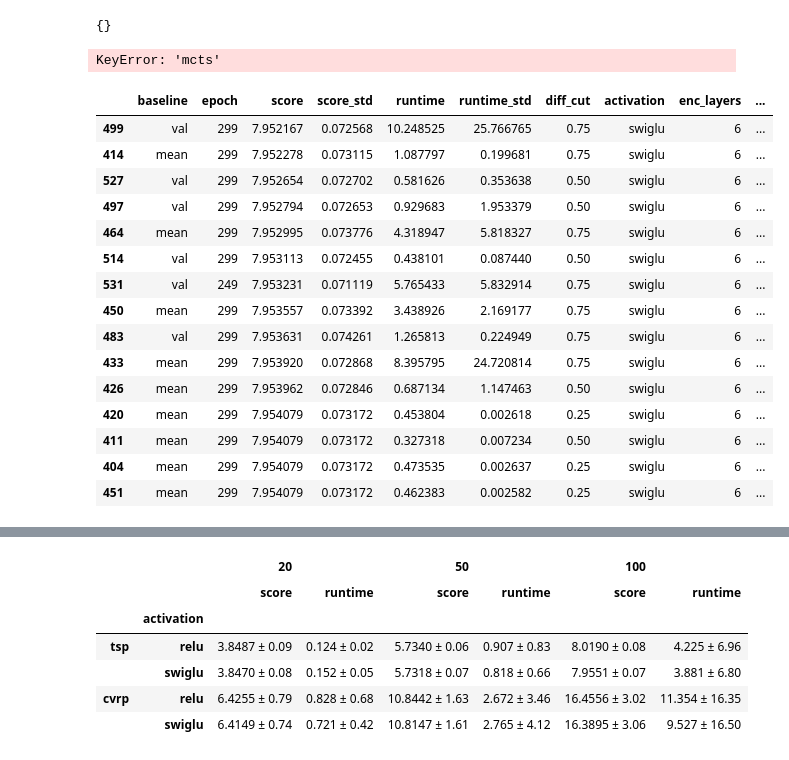
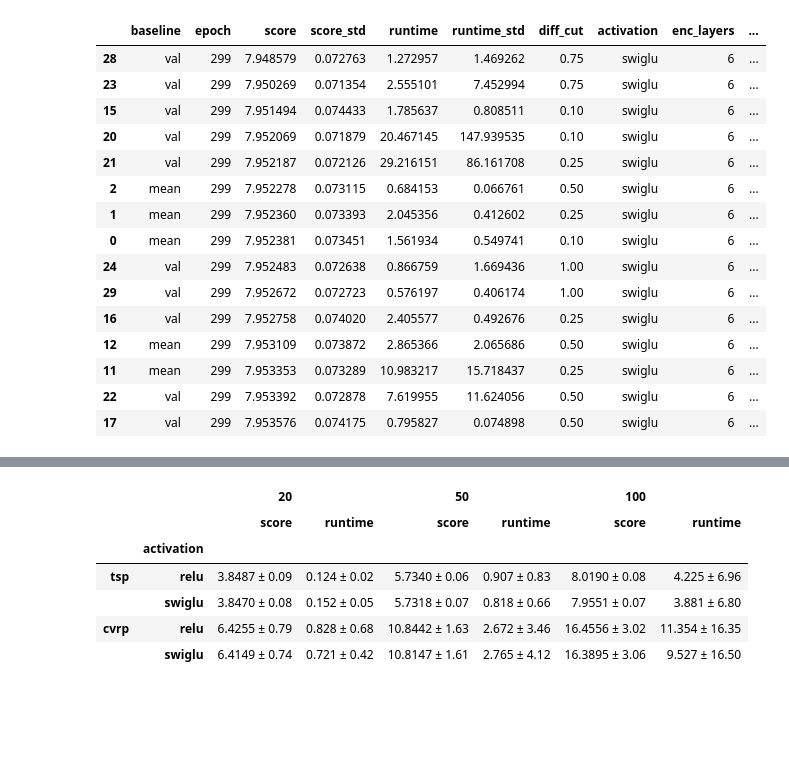
Before and after one commit to glistering96/AlphaRouter, a Jupyter notebook: notebooks/result_plot.ipynb, the cells around one changed output, grey strips where cells are left out. Cells and saved outputs as stored; diff of their text form; code cells hidden in the pictures; blank space fills up the shorter version.

```diff
--- a/notebooks/result_plot.ipynb
+++ b/notebooks/result_plot.ipynb
@@ -22,7 +22,7 @@ RESULT_DIR = "../result_summary_5678"
 def parse_file_nm(file_nm):
     mcts_info = None
 
-    components = file_nm.split("/")
+    components = file_nm.split("\\")
 
     if "debug" in components:
         components.remove("debug")
@@ -54,7 +54,7 @@ for file in glob.glob(f"{RESULT_DIR}/**/*.json", recursive=True):
                 avg_result = True
                 break
 
-    if not avg_result or (len(result) != 1002 or len(result) != 102):
+    if not avg_result and len(result) != 102:
         print(len(result))
         print(file)
 
@@ -84,6 +66,8 @@ all_result = {}
 
 for file in glob.glob(f"{RESULT_DIR}/**/all_result_avg.json", recursive=True):
     data = load_json(file)
+    if "cross_test_result" in file or 'diff' in file:
+        continue
     # print(file)
     method, prob_type, num_probs, model_info, baseline_info, mcts_info, diff_cut = parse_file_nm(file)
 
@@ -193,7 +177,3 @@ def get_parital_result(method, prob_type, num_prob):
 
 
     return df
-# %%
-all_result
-# %% [output]
-{}
@@ -203,31 +231,27 @@ all_result
 # for _baseline in ['mean', 'val']:
 #     for _activation in ['relu', 'swiglu']:
 #         plot_bar_result(tsp_20, _baseline, _activation, 'tsp', 20, hue='cpuct')
-# %%
-get_parital_result('mcts', 'tsp', 100)
-# %% [output]
-KeyError: 'mcts'
 # %%
 tsp_100 = pd.concat([get_parital_result('am', 'tsp', 100), get_parital_result('mcts', 'tsp', 100)])
-tsp_100.to_csv("../result_csv/tsp_100.csv")
+# tsp_100.to_csv("../result_csv/tsp_100.csv")
 tsp_100.sort_values(by=['score']).head(15)
 # %% [output]
 |  | baseline | epoch | score | score_std | runtime | runtime_std | diff_cut | activation | enc_layers | ... |
-| 499 | val | 299 | 7.952167 | 0.072568 | 10.248525 | 25.766765 | 0.75 | swiglu | 6 | ... |
-| 414 | mean | 299 | 7.952278 | 0.073115 | 1.087797 | 0.199681 | 0.75 | swiglu | 6 | ... |
-| 527 | val | 299 | 7.952654 | 0.072702 | 0.581626 | 0.353638 | 0.50 | swiglu | 6 | ... |
-| 497 | val | 299 | 7.952794 | 0.072653 | 0.929683 | 1.953379 | 0.50 | swiglu | 6 | ... |
-| 464 | mean | 299 | 7.952995 | 0.073776 | 4.318947 | 5.818327 | 0.75 | swiglu | 6 | ... |
-| 514 | val | 299 | 7.953113 | 0.072455 | 0.438101 | 0.087440 | 0.50 | swiglu | 6 | ... |
-| 531 | val | 249 | 7.953231 | 0.071119 | 5.765433 | 5.832914 | 0.75 | swiglu | 6 | ... |
-| 450 | mean | 299 | 7.953557 | 0.073392 | 3.438926 | 2.169177 | 0.75 | swiglu | 6 | ... |
-| 483 | val | 299 | 7.953631 | 0.074261 | 1.265813 | 0.224949 | 0.75 | swiglu | 6 | ... |
-| 433 | mean | 299 | 7.953920 | 0.072868 | 8.395795 | 24.720814 | 0.75 | swiglu | 6 | ... |
-| 426 | mean | 299 | 7.953962 | 0.072846 | 0.687134 | 1.147463 | 0.50 | swiglu | 6 | ... |
-| 420 | mean | 299 | 7.954079 | 0.073172 | 0.453804 | 0.002618 | 0.25 | swiglu | 6 | ... |
-| 411 | mean | 299 | 7.954079 | 0.073172 | 0.327318 | 0.007234 | 0.50 | swiglu | 6 | ... |
-| 404 | mean | 299 | 7.954079 | 0.073172 | 0.473535 | 0.002637 | 0.25 | swiglu | 6 | ... |
-| 451 | mean | 299 | 7.954079 | 0.073172 | 0.462383 | 0.002582 | 0.25 | swiglu | 6 | ... |
+| 28 | val | 299 | 7.948579 | 0.072763 | 1.272957 | 1.469262 | 0.75 | swiglu | 6 | ... |
+| 23 | val | 299 | 7.950269 | 0.071354 | 2.555101 | 7.452994 | 0.75 | swiglu | 6 | ... |
+| 15 | val | 299 | 7.951494 | 0.074433 | 1.785637 | 0.808511 | 0.10 | swiglu | 6 | ... |
+| 20 | val | 299 | 7.952069 | 0.071879 | 20.467145 | 147.939535 | 0.10 | swiglu | 6 | ... |
+| 21 | val | 299 | 7.952187 | 0.072126 | 29.216151 | 86.161708 | 0.25 | swiglu | 6 | ... |
+| 2 | mean | 299 | 7.952278 | 0.073115 | 0.684153 | 0.066761 | 0.50 | swiglu | 6 | ... |
+| 1 | mean | 299 | 7.952360 | 0.073393 | 2.045356 | 0.412602 | 0.25 | swiglu | 6 | ... |
+| 0 | mean | 299 | 7.952381 | 0.073451 | 1.561934 | 0.549741 | 0.10 | swiglu | 6 | ... |
+| 24 | val | 299 | 7.952483 | 0.072638 | 0.866759 | 1.669436 | 1.00 | swiglu | 6 | ... |
+| 29 | val | 299 | 7.952672 | 0.072723 | 0.576197 | 0.406174 | 1.00 | swiglu | 6 | ... |
+| 16 | val | 299 | 7.952758 | 0.074020 | 2.405577 | 0.492676 | 0.25 | swiglu | 6 | ... |
+| 12 | mean | 299 | 7.953109 | 0.073872 | 2.865366 | 2.065686 | 0.50 | swiglu | 6 | ... |
+| 11 | mean | 299 | 7.953353 | 0.073289 | 10.983217 | 15.718437 | 0.25 | swiglu | 6 | ... |
+| 22 | val | 299 | 7.953392 | 0.072878 | 7.619955 | 11.624056 | 0.50 | swiglu | 6 | ... |
+| 17 | val | 299 | 7.953576 | 0.074175 | 0.795827 | 0.074898 | 0.50 | swiglu | 6 | ... |
 # %%
 for env_type in ['tsp', 'cvrp']:
     for N in [20, 50, 100]:
```
Also changed, not shown: parts of 23 cells of this notebook, 4 other files.
